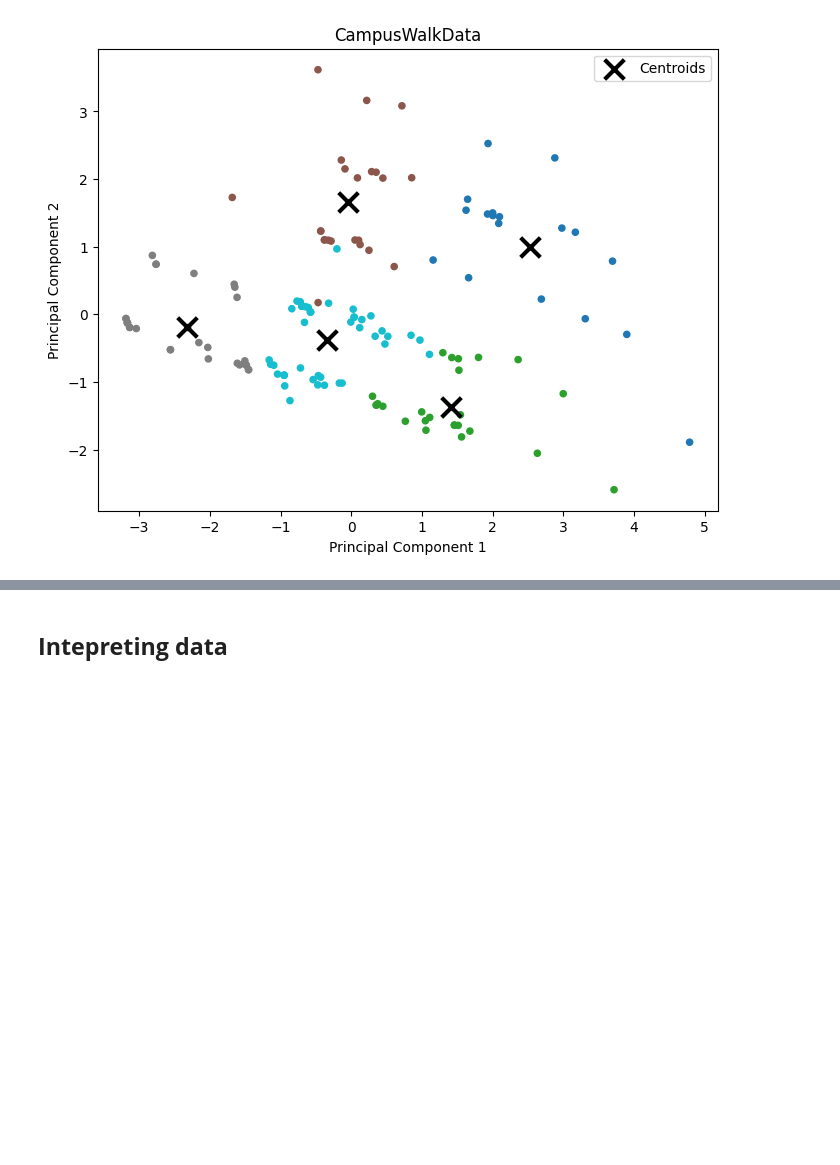
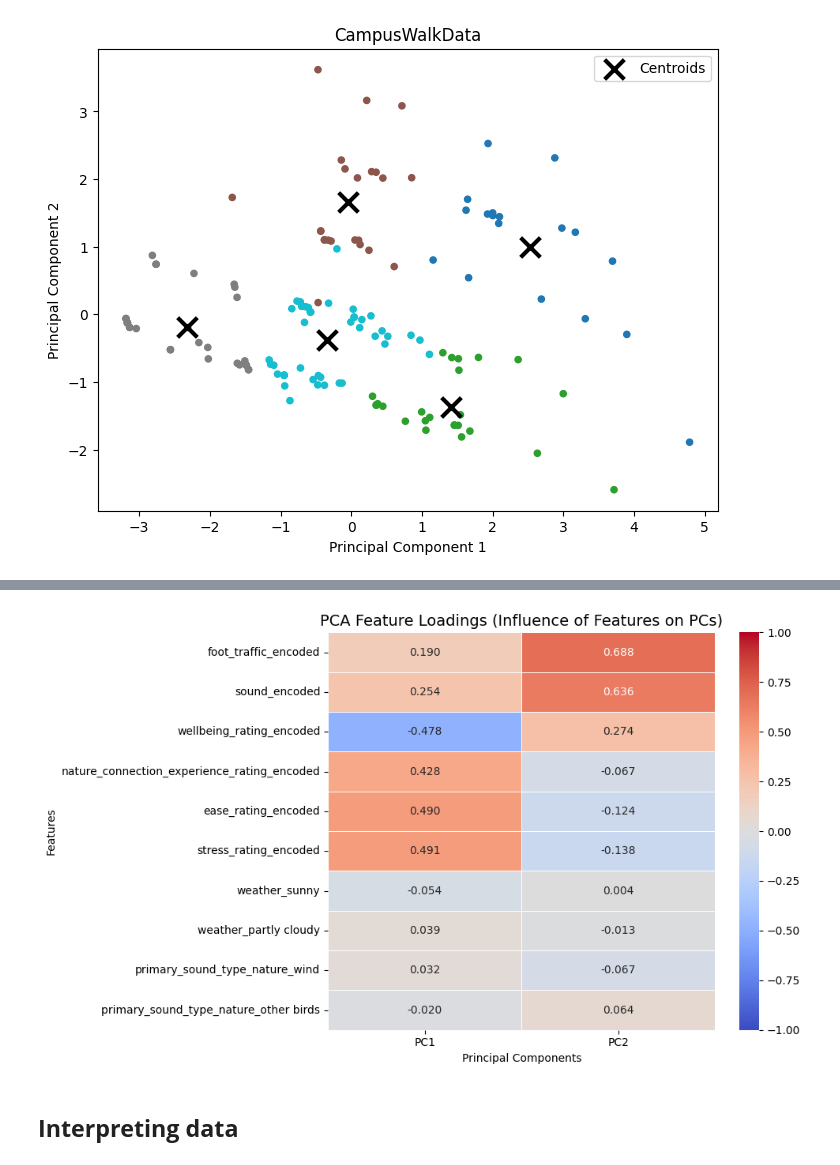
Before and after one commit to RonsJose/ml-project-colab, a Jupyter notebook: Project.ipynb, the cells around one changed output, grey strips where cells are left out. Cells and saved outputs as stored; diff of their text form; code cells hidden in the pictures; blank space fills up the shorter version.

```diff
--- a/Project.ipynb
+++ b/Project.ipynb
@@ -462,2 +536,29 @@ No clue what this actually means, took the stuff from a lab and threw in encoded
+# %%
+# Get the loadings (components_) for the 2-component PCA model we fitted earlier
+loadings = pd.DataFrame(
+    pca.components_.T,
+    columns=['PC1', 'PC2'],
+    index=cols_to_cluster
+)
+
+# Visualize the loadings using a heatmap
+plt.figure(figsize=(10, 6))
+sns.heatmap(
+    loadings,
+    annot=True,
+    cmap='coolwarm',
+    vmin=-1,
+    vmax=1,
+    fmt=".3f",
+    linewidths=0.5
+)
+
+plt.title('PCA Feature Loadings (Influence of Features on PCs)', fontsize=14)
+plt.ylabel('Features')
+plt.xlabel('Principal Components')
+plt.tight_layout()
+plt.show()
+# %% [output]
+[figure, added]
 # %% [markdown]
-## **Intepreting data**
+## **Interpreting data**
```
Also changed, not shown: parts of 18 cells of this notebook.
